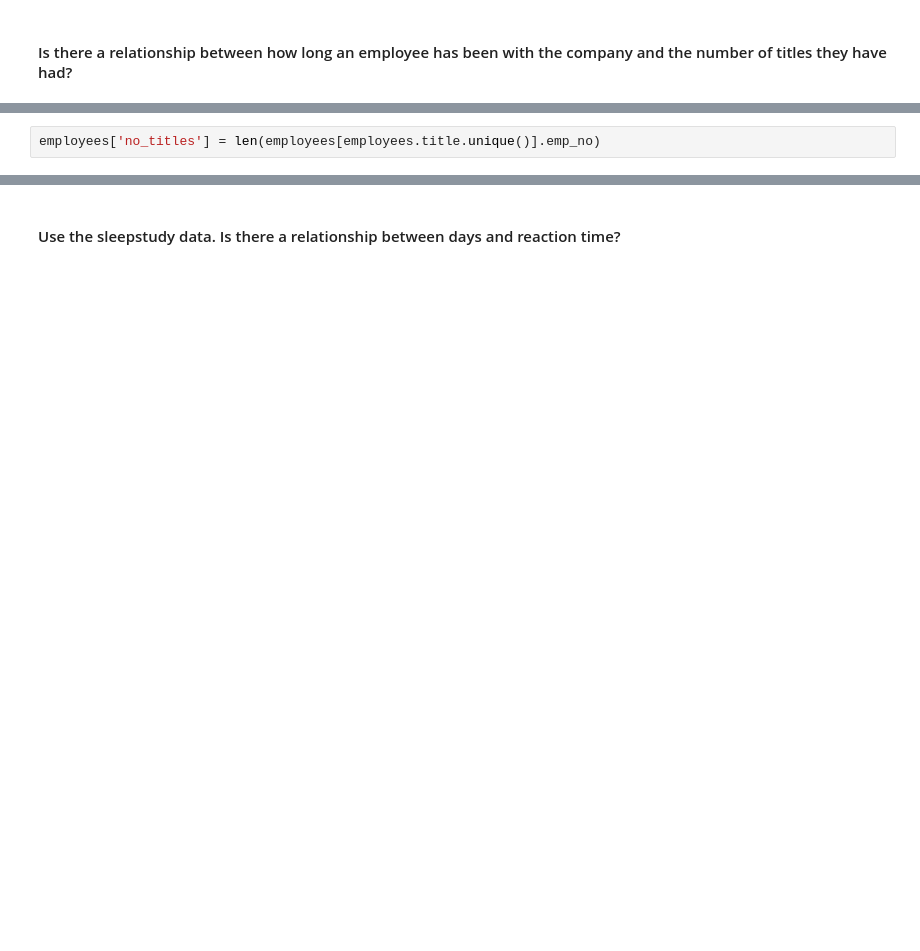
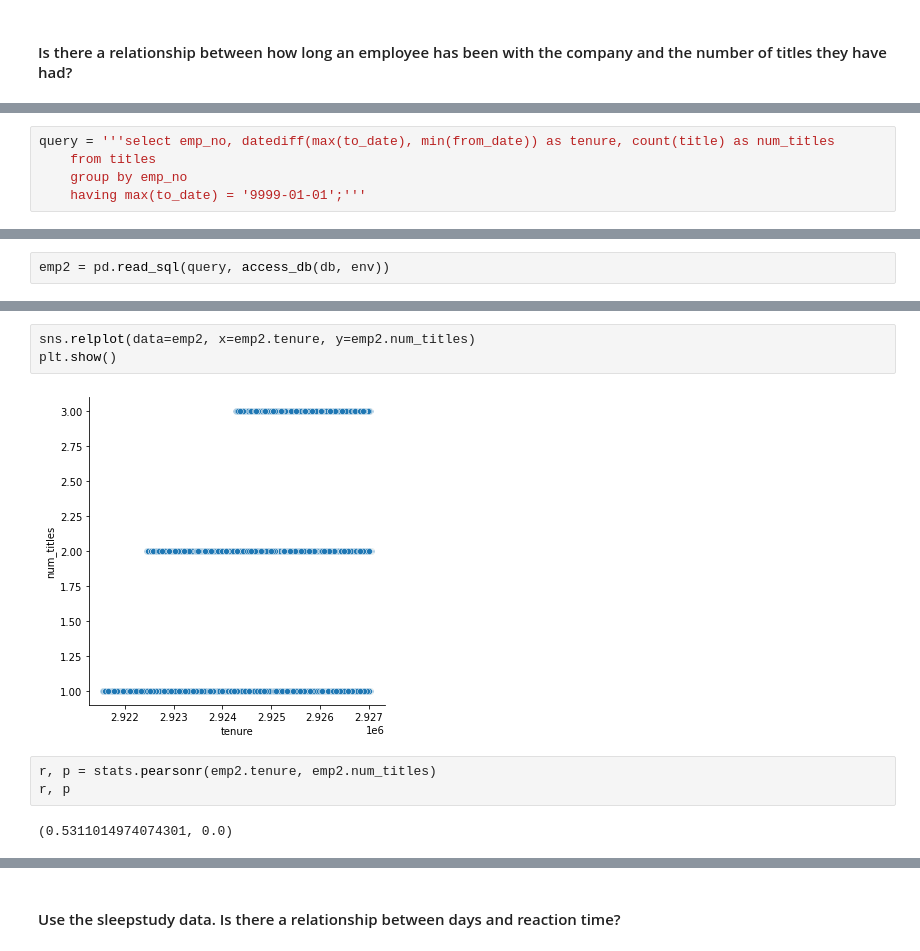
Before and after one commit to dashbringhurst/statistics-exercises, a Jupyter notebook: hypothesis_testing.ipynb, the cells around one changed output, grey strips where cells are left out. Drawn from its saved outputs; the diff is of its cells as text; blank space fills up the shorter version.

```diff
--- a/hypothesis_testing.ipynb
+++ b/hypothesis_testing.ipynb
@@ -444,2 +476,5 @@ sns.relplot(x,y)
 # %%
-employees['no_titles'] = len(employees[employees.title.unique()].emp_no)
+query = '''select emp_no, datediff(max(to_date), min(from_date)) as tenure, count(title) as num_titles
+    from titles
+    group by emp_no
+    having max(to_date) = '9999-01-01';'''
@@ -448 +481,2 @@ KeyError: "None of [Index(['Senior Engineer', 'Staff', 'Engineer', 'Senior Staff
 # %%
+emp2 = pd.read_sql(query, access_db(db, env))
@@ -450,0 +496,10 @@ KeyError: "None of [Index(['Senior Engineer', 'Staff', 'Engineer', 'Senior Staff
+# %%
+sns.relplot(data=emp2, x=emp2.tenure, y=emp2.num_titles)
+plt.show()
+# %% [output]
+[figure, added]
+# %%
+r, p = stats.pearsonr(emp2.tenure, emp2.num_titles)
+r, p
+# %% [output]
+(0.5311014974074301, 0.0)
```
Also changed, not shown: parts of 113 cells of this notebook.
